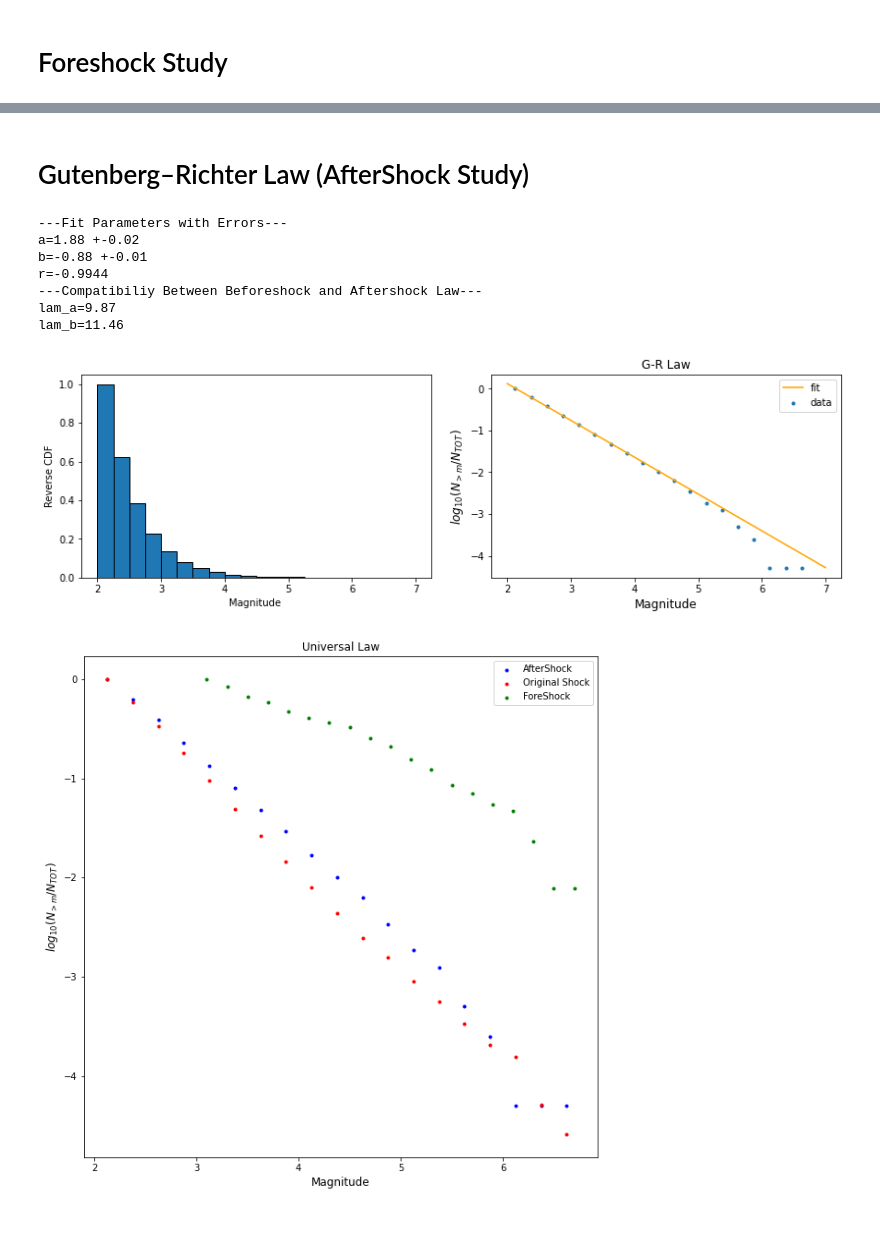
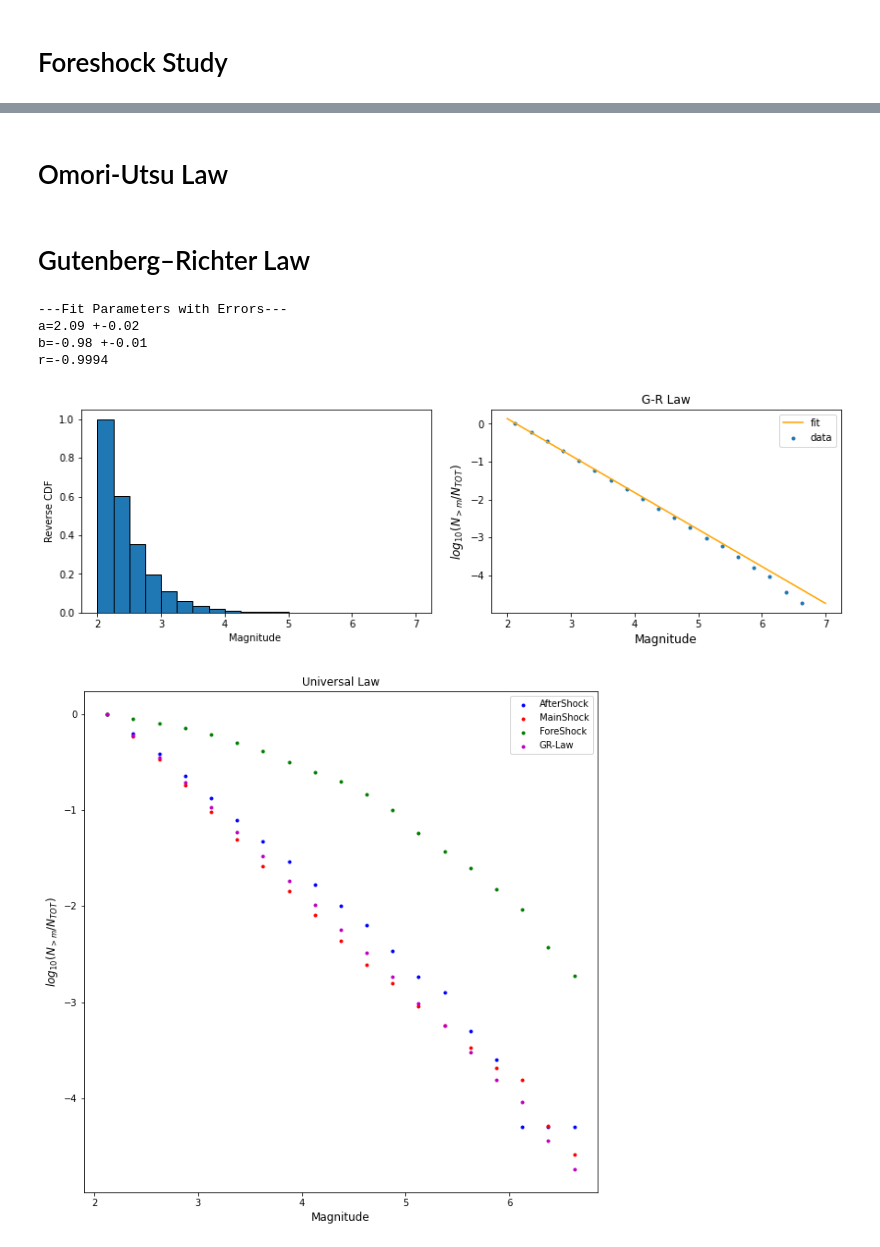
Before and after one commit to andreazanola98/Earthquake-Data-Analysis, a Jupyter notebook: Andrea.ipynb, the cells around one changed output, grey strips where cells are left out. Drawn from its saved outputs; the diff is of its cells as text; code cells hidden in the pictures.

```diff
--- a/Andrea.ipynb
+++ b/Andrea.ipynb
@@ -268,66 +344,49 @@ ax.grid(which='both',b=1, linestyle='dashed')
+# %% [markdown]
+# Omori-Utsu Law
 # %% [markdown]
-# Gutenberg–Richter Law (AfterShock Study)
+# Gutenberg–Richter Law
 # %%
-mth=5 #questa è una magnitudo soglia per studiare l'after shock è indipendente dalle scelte precedenti
-drf=df['mag'][df['mag']>mth]
-i1=drf.index
-n=0
-for i in range(len(i1)):
-    n=np.insert(n,-1,(df['pointer'][df['pointer']==i1[i]].index).to_numpy() )
-n=np.delete(n,-1)
-
 fig0, axs = plt.subplots(1,2,figsize=(12,4))
 fig0.tight_layout(pad=3.0)
-
-counts, bins, bars = axs[0].hist(df['mag'][n], bins=np.linspace(2,7,25-4),edgecolor='black',density=1,cumulative=-1)
+def f(x,a,b):
+    f=a+b*x
+    return f
+counts, bins, bars = axs[0].hist(df['mag'], bins=np.linspace(2,7,25-4),edgecolor='black',density=1,cumulative=-1)
 axs[0].set_xlabel('Magnitude ')
 axs[0].set_ylabel('Reverse CDF')
 
-logmA=np.log10(counts[:-1])
-xA=(bins[:-2]+bins[1:-1])/2
-
-def f(x,a,b):
-    f=a+b*x
-    return f
-A=optimize.curve_fit(f,xA,logmA,sigma=counts[:-1]**(-0.5),p0=[6,-1])  #poisson error is assumed
-res = stats.linregress(xA, logmA)
+logmG=np.log10(counts[:-1])
+xG=(bins[:-2]+bins[1:-1])/2
+G=optimize.curve_fit(f,xG,logmG,sigma=counts[:-1]**(-0.5),p0=[6,-1])  #poisson error is assumed
+res = stats.linregress(xG, logmG)
 
 xx=np.linspace(2,7,100)
 axs[1].set_xlabel('Magnitude',size=12)
 axs[1].set_ylabel('$log_{10}(N_{>m} /N_{TOT})$',size=12)
-axs[1].plot(xx,f(xx,A[0][0],A[0][1]),'orange',label='fit')
-axs[1].scatter(xA,logmA,label='data',linewidths=1,marker='.')
+axs[1].plot(xx,f(xx,G[0][0],G[0][1]),'orange',label='fit')
+axs[1].scatter(xG,logmG,label='data',linewidths=1,marker='.')
 axs[1].set_title('G-R Law')
 axs[1].legend();
-
 print('---Fit Parameters with Errors---')
-print('a=%.2f'%A[0][0],'+-%.2f'%A[1][0,0]**0.5)
-print('b=%.2f'%A[0][1],'+-%.2f'%A[1][1,1]**0.5)
+print('a=%.2f'%G[0][0],'+-%.2f'%G[1][0,0]**0.5)
+print('b=%.2f'%G[0][1],'+-%.2f'%G[1][1,1]**0.5)
 print('r=%.4f'%res.rvalue)
-
-print('---Compatibiliy Between Beforeshock and Aftershock Law---')
-lam_a=np.abs(A[0][0]-B[0][0])/(A[1][0,0]+B[1][0,0])**0.5
-lam_b=np.abs(A[0][1]-B[0][1])/(A[1][1,1]+B[1][1,1])**0.5
-print('lam_a=%.2f'%lam_a)
-print('lam_b=%.2f'%lam_b)
 # %% [output]
 ---Fit Parameters with Errors---
-a=1.88 +-0.02
-b=-0.88 +-0.01
-r=-0.9944
----Compatibiliy Between Beforeshock and Aftershock Law---
-lam_a=9.87
-lam_b=11.46
+a=2.09 +-0.02
+b=-0.98 +-0.01
+r=-0.9994
-[figure, old version]
+[figure, new version]
 # %%
 plt.figure(figsize=(10,10))
 plt.title('Universal Law')
 plt.xlabel('Magnitude',size=12)
 plt.ylabel('$log_{10}(N_{>m} /N_{TOT})$',size=12)
 plt.scatter(xA,logmA,label='AfterShock',linewidths=1,marker='.',color='blue')
-plt.scatter(xB,logmB,label='Original Shock',linewidths=1,marker='.',color='red')
+plt.scatter(xB,logmB,label='MainShock',linewidths=1,marker='.',color='red')
 plt.scatter(xF,logmF,label='ForeShock',linewidths=1,marker='.',color='green')
+plt.scatter(xG,logmG,label='GR-Law',linewidths=1,marker='.',color='m')
 plt.legend();
 # %% [output]
-[figure, old version]
+[figure, new version]
 # %% [markdown]
```
Also changed, not shown: parts of 14 cells of this notebook.
